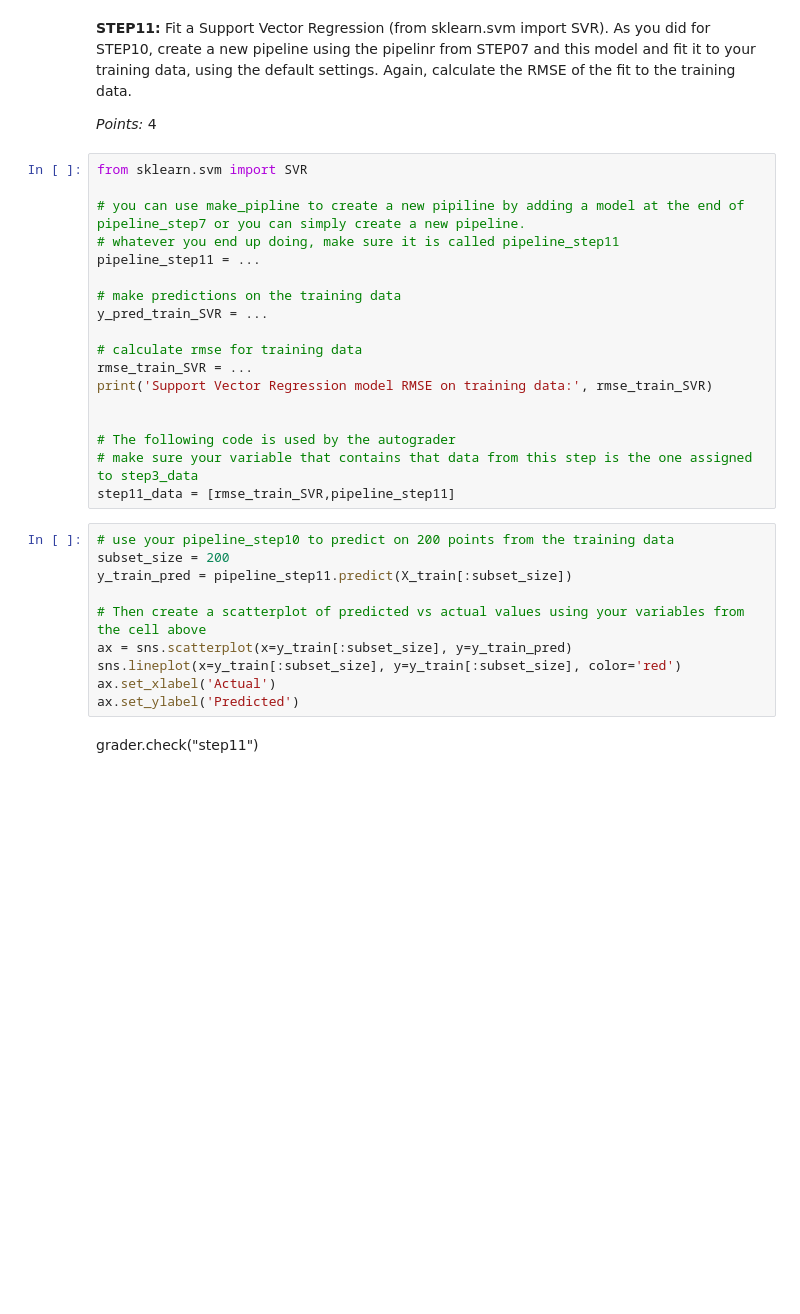
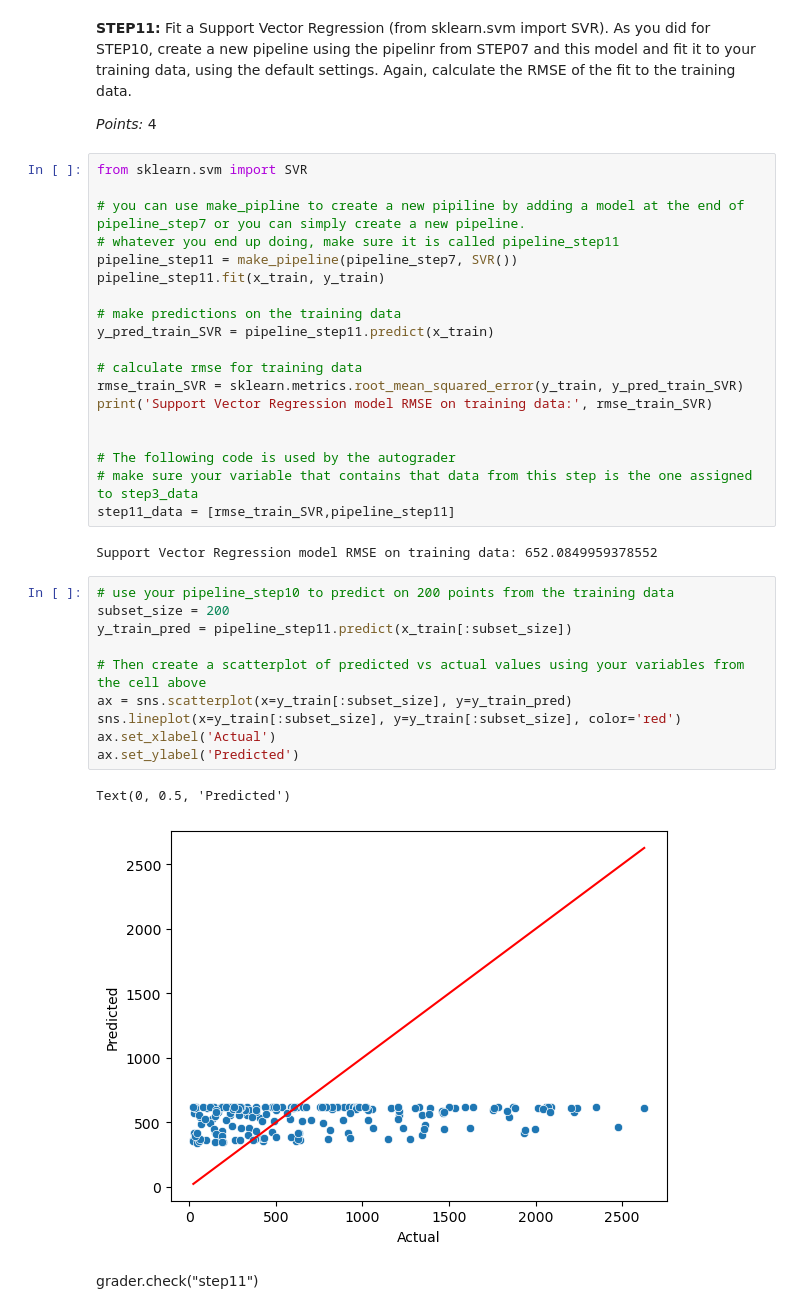
Before and after one commit to LiamJacobsen/UMLT, a Jupyter notebook: assignment1/UMLT_A1-2.ipynb, the cells around one changed output. Saved outputs shown, nothing was run; the diff lists cells and outputs as text; blank space fills up the shorter version.

```diff
--- a/assignment1/UMLT_A1-2.ipynb
+++ b/assignment1/UMLT_A1-2.ipynb
@@ -356,29 +346,35 @@ from sklearn.svm import SVR
 
 # you can use make_pipline to create a new pipiline by adding a model at the end of pipeline_step7 or you can simply create a new pipeline.
 # whatever you end up doing, make sure it is called pipeline_step11
-pipeline_step11 = ...
+pipeline_step11 = make_pipeline(pipeline_step7, SVR())
+pipeline_step11.fit(x_train, y_train)
 
 # make predictions on the training data
-y_pred_train_SVR = ...
+y_pred_train_SVR = pipeline_step11.predict(x_train)
 
 # calculate rmse for training data
-rmse_train_SVR = ...
+rmse_train_SVR = sklearn.metrics.root_mean_squared_error(y_train, y_pred_train_SVR)
 print('Support Vector Regression model RMSE on training data:', rmse_train_SVR)
 
 
 # The following code is used by the autograder
 # make sure your variable that contains that data from this step is the one assigned to step3_data
 step11_data = [rmse_train_SVR,pipeline_step11]
+# %% [output]
+Support Vector Regression model RMSE on training data: 652.0849959378552
 # %%
 # use your pipeline_step10 to predict on 200 points from the training data
 subset_size = 200
-y_train_pred = pipeline_step11.predict(X_train[:subset_size])
+y_train_pred = pipeline_step11.predict(x_train[:subset_size])
 
 # Then create a scatterplot of predicted vs actual values using your variables from the cell above
 ax = sns.scatterplot(x=y_train[:subset_size], y=y_train_pred)
 sns.lineplot(x=y_train[:subset_size], y=y_train[:subset_size], color='red')
 ax.set_xlabel('Actual')
 ax.set_ylabel('Predicted')
+# %% [output]
+Text(0, 0.5, 'Predicted')
+[figure, added]
 # %% [markdown]
 grader.check("step11")
 # %% [markdown]
```
Also changed, not shown: parts of 8 cells of this notebook, 1 other file.
